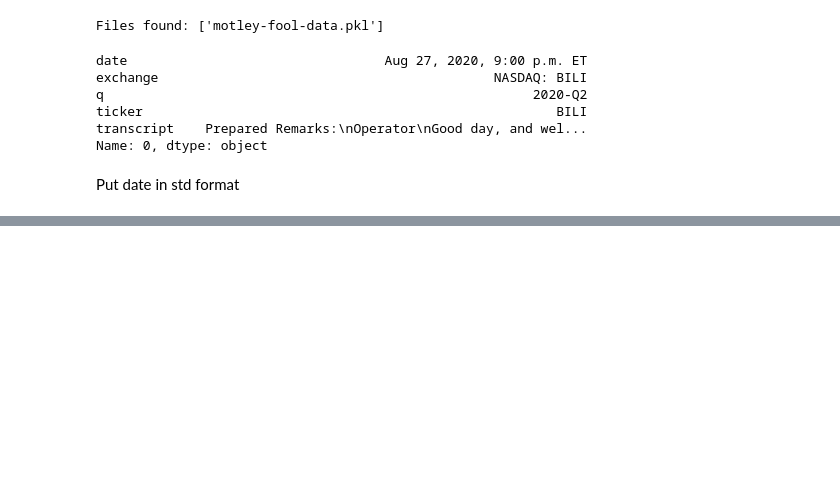
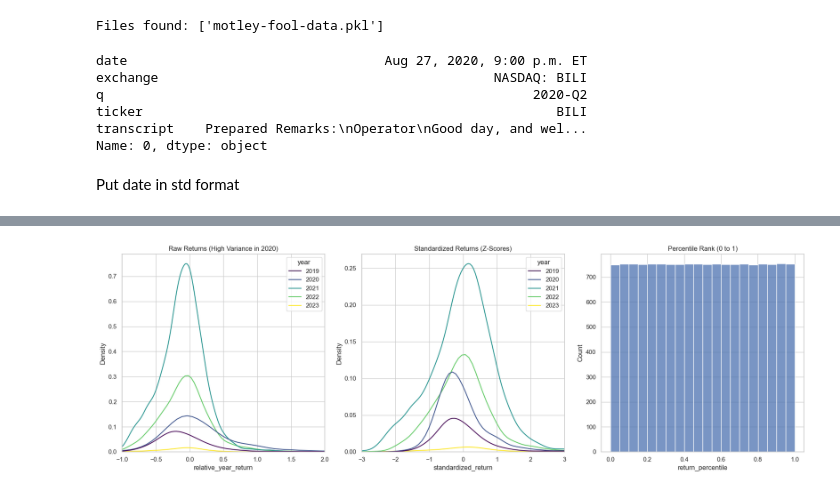
Before and after one commit to TeddyNyberg/StockScreener, a Jupyter notebook: app/ml_logic/prediction_models/create_ds_for_earnings_call_to_return.ipynb, the cells around one changed output, grey strips where cells are left out. Saved outputs shown, nothing was run; the diff lists cells and outputs as text; code cells hidden in the pictures; blank space fills up the shorter version.

```diff
--- a/app/ml_logic/prediction_models/create_ds_for_earnings_call_to_return.ipynb
+++ b/app/ml_logic/prediction_models/create_ds_for_earnings_call_to_return.ipynb
@@ -335,10 +369 @@ max         12.745341
 Name: relative_year_return, dtype: float64
-# %%
-lower_limit = final_df['relative_year_return'].quantile(0.01)
-upper_limit = final_df['relative_year_return'].quantile(0.99)
-
-print(f"Capping data between {lower_limit:.2f} and {upper_limit:.2f}")
-
-final_df['relative_year_return'] = final_df['relative_year_return'].clip(lower=lower_limit, upper=upper_limit)
-
-print(final_df['relative_year_return'].describe())
@@ -375,0 +384,37 @@ final_df.to_pickle(output_path)
+# %%
+def calculate_z_score(x):
+    return (x - x.mean()) / x.std()
+
+final_df['standardized_return'] = final_df.groupby(final_df['date'].dt.year)['relative_year_return'].transform(calculate_z_score)
+# %%
+print(final_df.head())
+final_df['year'] = final_df['date'].dt.year
+print(final_df.head())
+# %%
+
+
+final_df['return_percentile'] = final_df.groupby('year')['relative_year_return'].transform(
+    lambda x: x.rank(pct=True)
+)
+
+print(final_df[['date', 'relative_year_return', 'standardized_return', 'return_percentile', 'ticker', 'transcript_masked']].head())
+# %%
+
+sns.set_theme(style="whitegrid")
+fig, axes = plt.subplots(1, 3, figsize=(18, 6))
+
+sns.kdeplot(data=final_df, x='relative_year_return', hue='year', palette='viridis', ax=axes[0], warn_singular=False)
+axes[0].set_title('Raw Returns (High Variance in 2020)')
+axes[0].set_xlim(-1, 2)
+
+sns.kdeplot(data=final_df, x='standardized_return', hue='year', palette='viridis', ax=axes[1], warn_singular=False)
+axes[1].set_title('Standardized Returns (Z-Scores)')
+axes[1].set_xlim(-3, 3)
+
+sns.histplot(data=final_df, x='return_percentile', bins=20, ax=axes[2])
+axes[2].set_title('Percentile Rank (0 to 1)')
+
+plt.tight_layout()
+plt.show()
+# %% [output]
+[figure, added]
```
Also changed, not shown: parts of 32 cells of this notebook, 6 other files.
